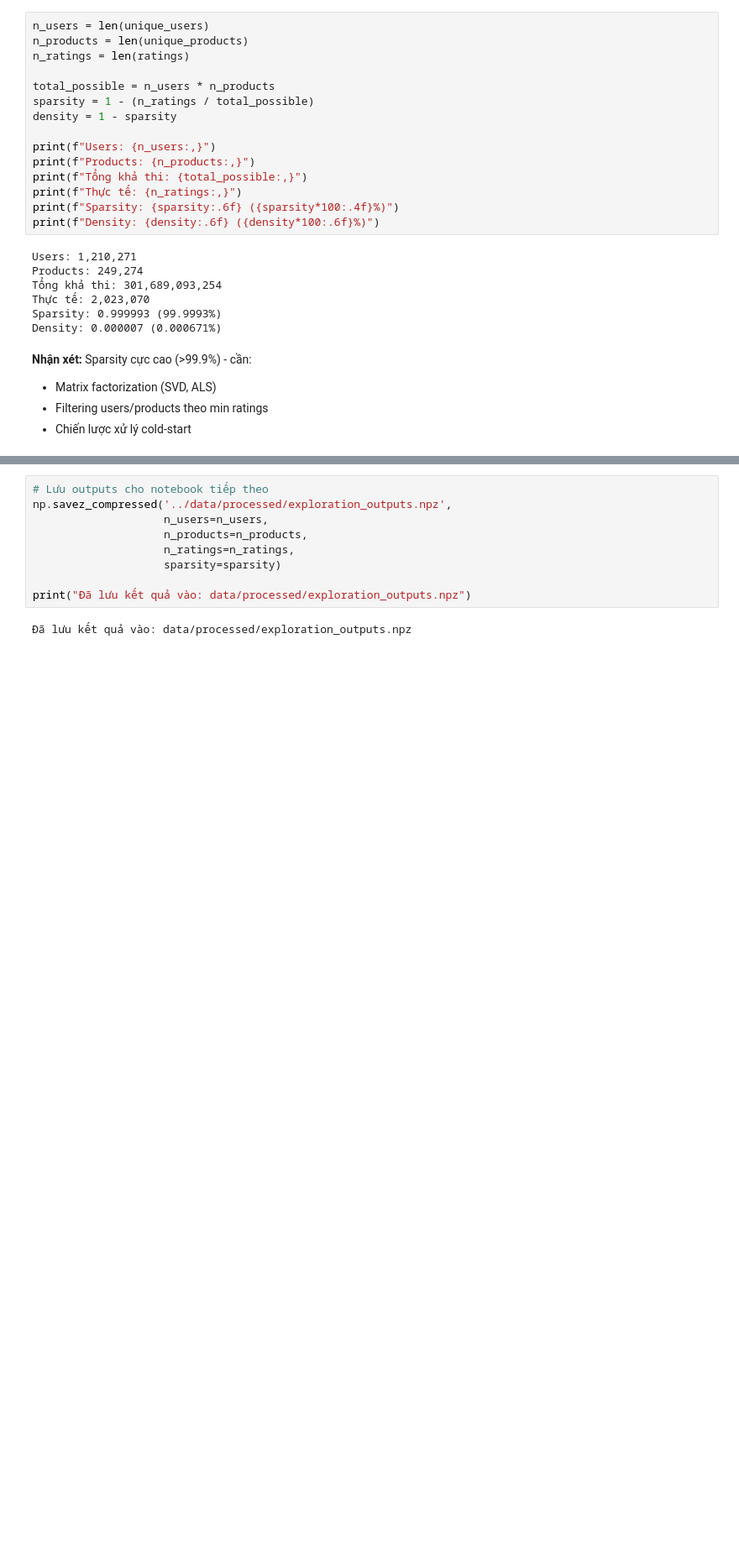
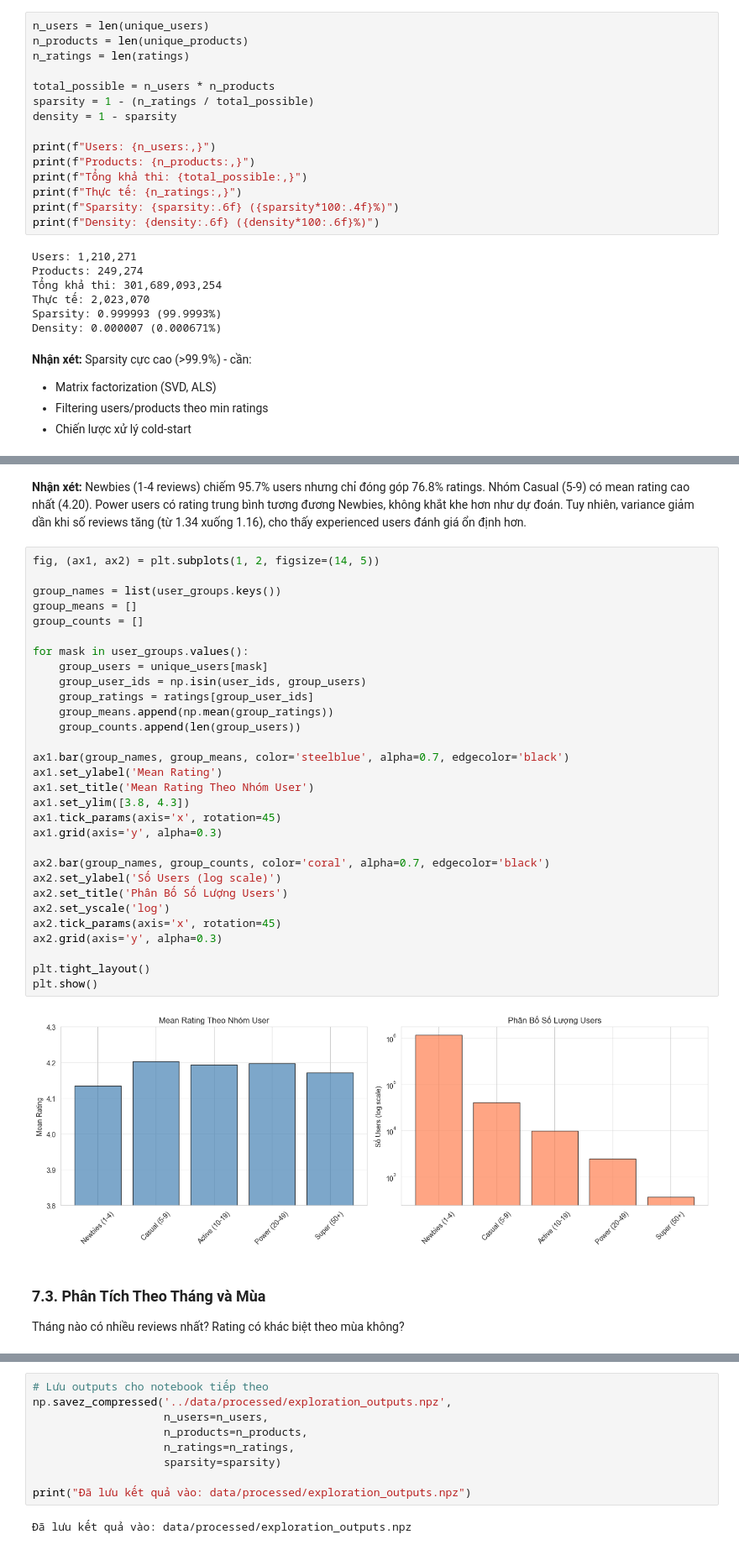
Before and after one commit to PhamPhuHoa-23/LTDS_Amazon_Ratings, a Jupyter notebook: notebooks/01_data_exploration.ipynb, the cells around one changed output, grey strips where cells are left out. Shown at 84% size. Drawn from its saved outputs; the diff is of its cells as text; blank space fills up the shorter version.

```diff
--- a/notebooks/01_data_exploration.ipynb
+++ b/notebooks/01_data_exploration.ipynb
@@ -255,0 +374,38 @@ Density: 0.000007 (0.000671%)
+# %% [markdown]
+**Nhận xét:** Newbies (1-4 reviews) chiếm 95.7% users nhưng chỉ đóng góp 76.8% ratings. Nhóm Casual (5-9) có mean rating cao nhất (4.20). Power users có rating trung bình tương đương Newbies, không khắt khe hơn như dự đoán. Tuy nhiên, variance giảm dần khi số reviews tăng (từ 1.34 xuống 1.16), cho thấy experienced users đánh giá ổn định hơn.
+# %%
+fig, (ax1, ax2) = plt.subplots(1, 2, figsize=(14, 5))
+
+group_names = list(user_groups.keys())
+group_means = []
+group_counts = []
+
+for mask in user_groups.values():
+    group_users = unique_users[mask]
+    group_user_ids = np.isin(user_ids, group_users)
+    group_ratings = ratings[group_user_ids]
+    group_means.append(np.mean(group_ratings))
+    group_counts.append(len(group_users))
+
+ax1.bar(group_names, group_means, color='steelblue', alpha=0.7, edgecolor='black')
+ax1.set_ylabel('Mean Rating')
+ax1.set_title('Mean Rating Theo Nhóm User')
+ax1.set_ylim([3.8, 4.3])
+ax1.tick_params(axis='x', rotation=45)
+ax1.grid(axis='y', alpha=0.3)
+
+ax2.bar(group_names, group_counts, color='coral', alpha=0.7, edgecolor='black')
+ax2.set_ylabel('Số Users (log scale)')
+ax2.set_title('Phân Bố Số Lượng Users')
+ax2.set_yscale('log')
+ax2.tick_params(axis='x', rotation=45)
+ax2.grid(axis='y', alpha=0.3)
+
+plt.tight_layout()
+plt.show()
+# %% [output]
+[figure, added]
+# %% [markdown]
+### 7.3. Phân Tích Theo Tháng và Mùa
+
+Tháng nào có nhiều reviews nhất? Rating có khác biệt theo mùa không?
```
Also changed, not shown: parts of 16 cells of this notebook, 10 other files.
